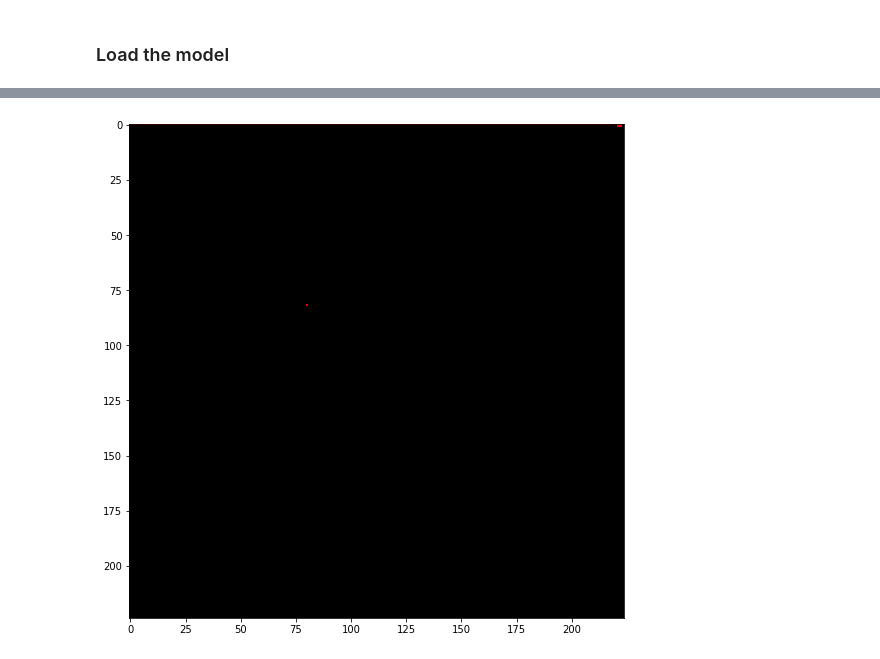
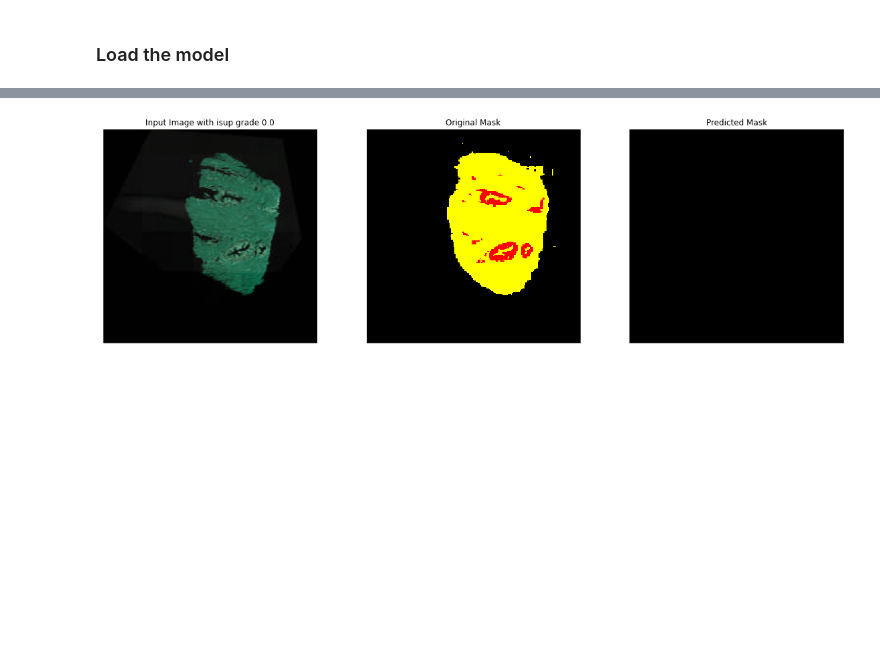
Before and after one commit to bharaniabhishek123/cs231n_project, a Jupyter notebook: notebooks/Res-U-Net_one_hot_encoding.ipynb, the cells around one changed output, grey strips where cells are left out. Cells and saved outputs as stored; diff of their text form; code cells hidden in the pictures; blank space fills up the shorter version.

```diff
--- a/notebooks/Res-U-Net_one_hot_encoding.ipynb
+++ b/notebooks/Res-U-Net_one_hot_encoding.ipynb
@@ -144,7 +148,7 @@ image_dir = '/project/data/train_images'
 mask_dir = '/project/data/train_label_masks'
 csv_file_path = '/home/abharani/data/train_filtered.csv'
 
-dataset_with_mask = ImageWithMaskDataset(csv_file_path, image_dir, mask_dir,one_hot_mask=False)
+dataset_with_mask = ImageWithMaskDataset(csv_file_path, image_dir, mask_dir,one_hot_mask=True)
 
 for i in range(len(dataset_with_mask)):
     sample = dataset_with_mask[i]
@@ -562,3 +670,0 @@ torch.Size([32, 6, 224, 224])
-# %%
-t_preds = t_preds.to(device)
-t_masks = t_masks.to(device)
@@ -593,14 +671,42 @@ plt.show()
-# %%
-cmap = matplotlib.colors.ListedColormap(['black', 'gray', 'green', 'yellow', 'orange', 'red'])
-plt.figure(figsize=(20,20))
-plt.title("Predict Mask")
-no_ = 1
-for idx in range(0,no_):
-#      t_pred = mask_convert(t_preds[idx])
-     t_pred = mask_convert(predicted_mask)
-     plt.subplot(2,no_,idx+no_+1)
-     plt.imshow(t_pred,cmap=cmap, interpolation='nearest',)
-
-plt.show()
-# %% [output]
-[figure, removed]
+# %%
+def plot_test_results(t_images, t_preds, t_masks, isup_grade, i) :
+    """ t_preds : predicted masks output N, classes, 224, 224
+        t_masks : input masks N, clasees, 224, 224
+        isup_grader : N
+        i : image number to plot
+    """
+
+    input_image_i = t_images[i,:,:,:]
+    predicted_mask_i = torch.argmax(t_preds[i], dim=0)
+    original_mask_i = torch.argmax(t_masks[i], dim=0)
+    cmap = matplotlib.colors.ListedColormap(['black', 'gray', 'green', 'yellow', 'orange', 'red'])
+
+    fig = plt.figure(figsize=(20, 20))
+#     plt.title("Test Results")
+
+    # ============ AX1 ============
+    ax1 = fig.add_subplot(3, 3, 1)
+    ax1.set_title("Input Image with isup grade {}".format(isup_grade[i]))
+    ax1.set_xticks([])
+    ax1.set_yticks([])
+    ax1.imshow(image_convert(input_image_i).astype('uint8'))
+
+
+    # ============ AX2 ============
+    ax2 = fig.add_subplot(3, 3, 2)
+    ax2.set_title("Original Mask")
+    ax2.set_xticks([])
+    ax2.set_yticks([])
+    ax2.imshow(original_mask_i.clone().cpu().numpy(),cmap=cmap, interpolation='nearest')
+
+
+    # ============ AX3 ============
+    ax3 = fig.add_subplot(3, 3, 3)
+    ax3.set_title("Predicted Mask")
+    ax3.set_xticks([])
+    ax3.set_yticks([])
+    ax3.imshow(predicted_mask_i.clone().cpu().numpy(),cmap=cmap, interpolation='nearest')
+# %%
+plot_test_results(t_images, t_preds, t_masks, isup_grade,2)
+# %% [output]
+[figure, added]
```
Also changed, not shown: parts of 25 cells of this notebook, 2 other files.
